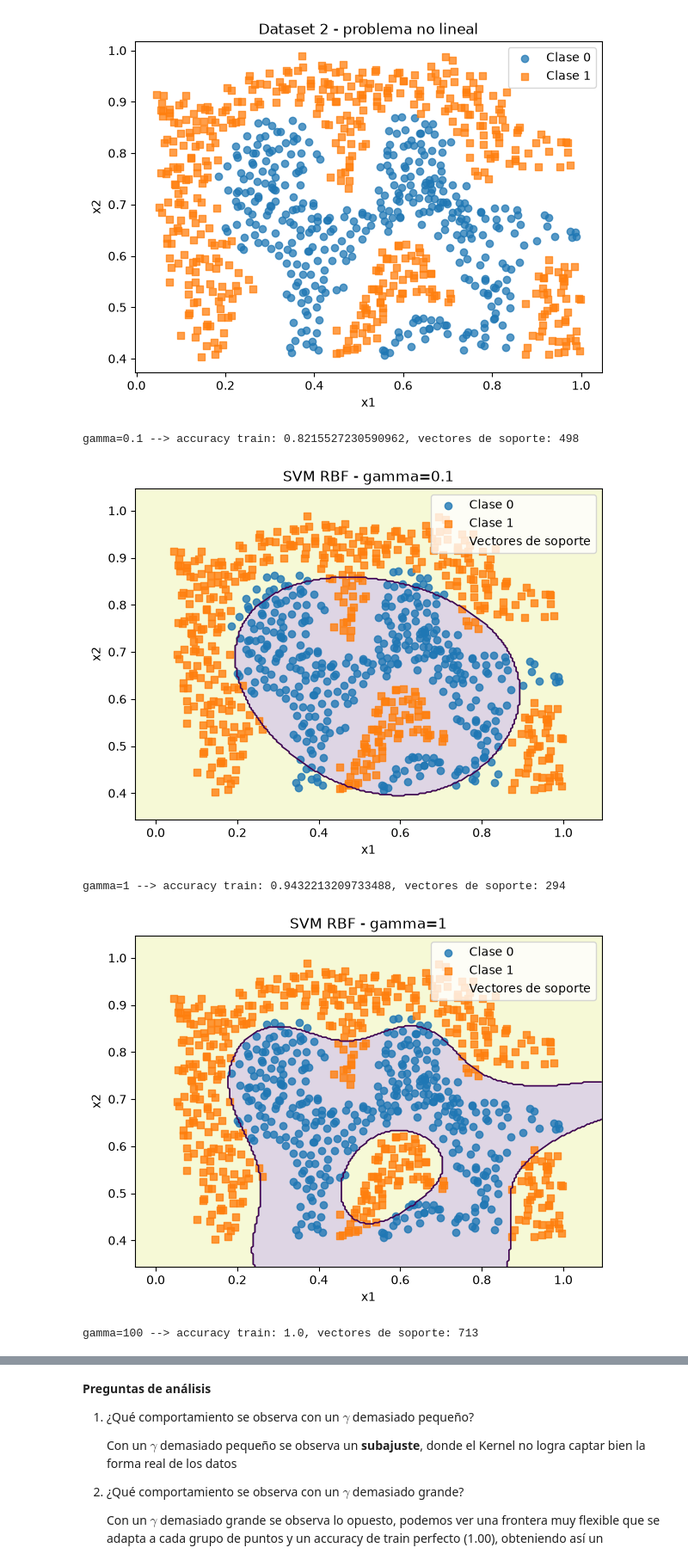
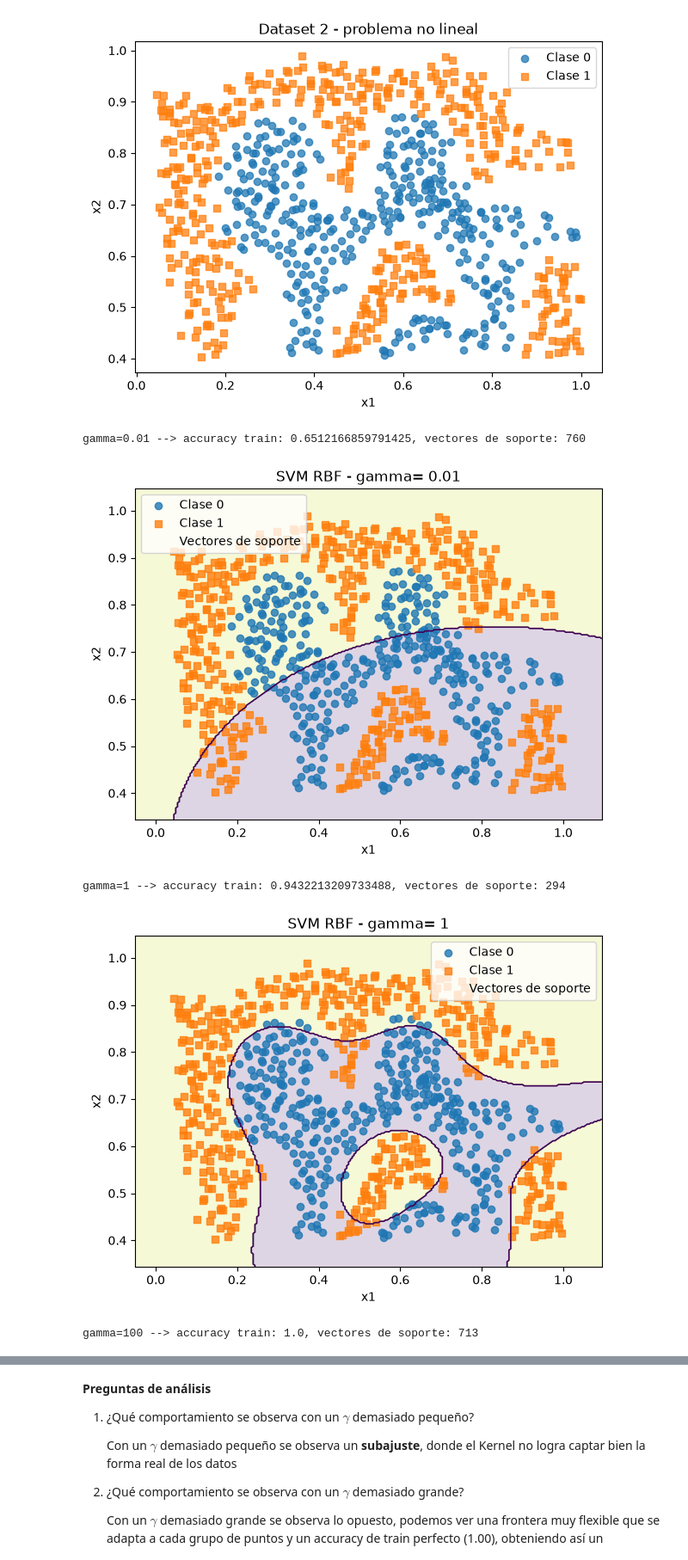
Before and after one commit to LuciaSaravia/Aprendizaje-Automatico, a Jupyter notebook: Actividad6_Clasificacion_LDA_SVM_grupo_5.ipynb, the cells around one changed output, grey strips where cells are left out. Shown at 86% size. Saved outputs shown, nothing was run; the diff lists cells and outputs as text; code cells hidden in the pictures.

```diff
--- a/Actividad6_Clasificacion_LDA_SVM_grupo_5.ipynb
+++ b/Actividad6_Clasificacion_LDA_SVM_grupo_5.ipynb
@@ -629,24 +630,24 @@ Dimensiones: (863, 2)
 Cantidad por clase: [383 480]
 [figure]
 # %%
-gamma =[0.1, 1, 100]
+gamma =[0.01, 1, 100]
 
 for g in gamma:
     #pipeline: primero se escala y despues se entrena el clasificador SVM con kernel RBF
     svm_rbf = Pipeline([
         ('scaler', StandardScaler()),
         ('svc', SVC(kernel='rbf', C=1, gamma=g))
     ])
     svm_rbf.fit(X_svm2, y_svm2)
 
     accuracy_train = svm_rbf.score(X_svm2, y_svm2)
     numero_soporte = len(svm_rbf.named_steps['svc'].support_)
     print(f'gamma={g} --> accuracy train: {accuracy_train}, vectores de soporte: {numero_soporte}')
 
     plot_decision_boundary(svm_rbf, X_svm2, y_svm2, f'SVM RBF - gamma= {g}')
 # %% [output]
-gamma=0.1 --> accuracy train: 0.8215527230590962, vectores de soporte: 498
+gamma=0.01 --> accuracy train: 0.6512166859791425, vectores de soporte: 760
-[figure, old version]
+[figure, new version]
 gamma=1 --> accuracy train: 0.9432213209733488, vectores de soporte: 294
 [figure]
 gamma=100 --> accuracy train: 1.0, vectores de soporte: 713
```
Also changed, not shown: parts of 11 cells of this notebook.
